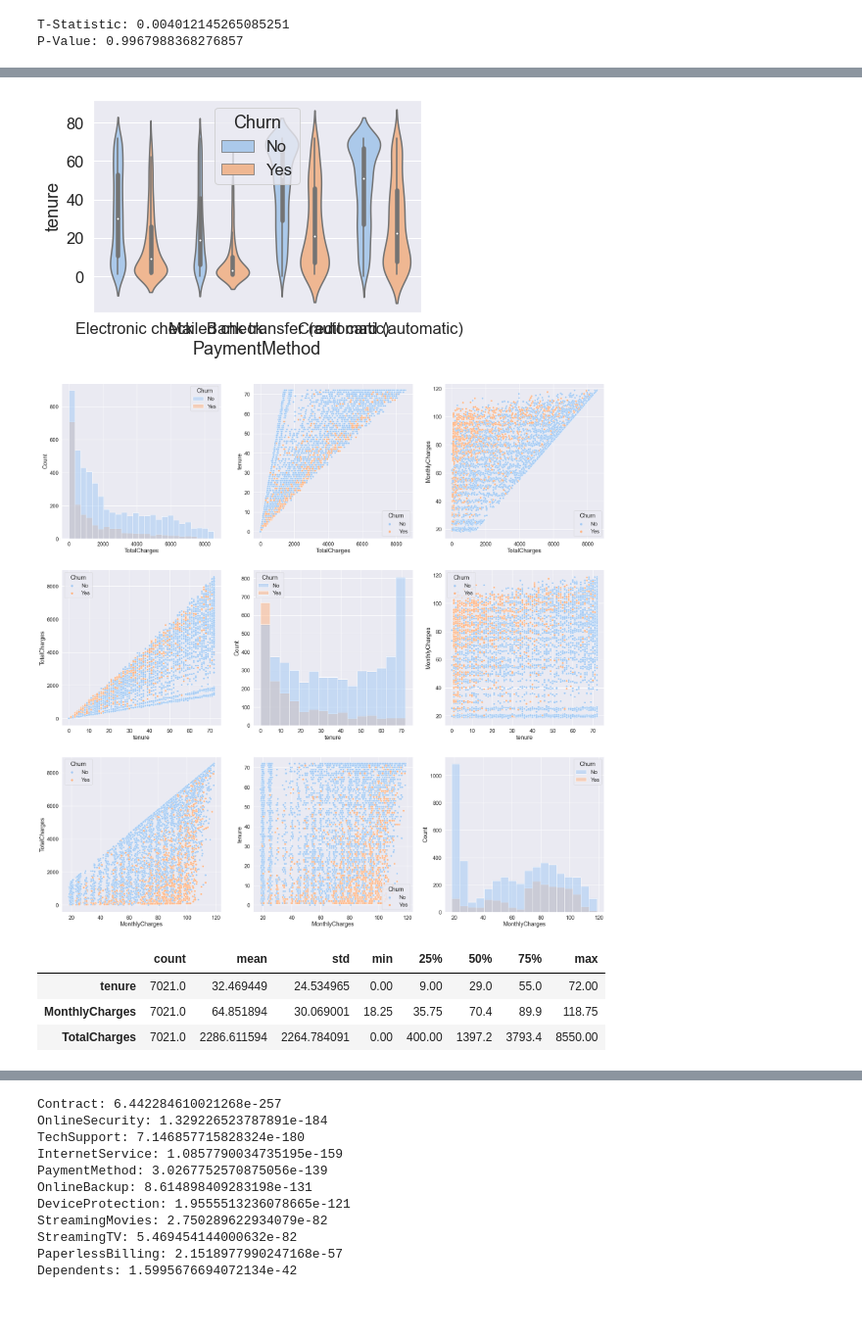
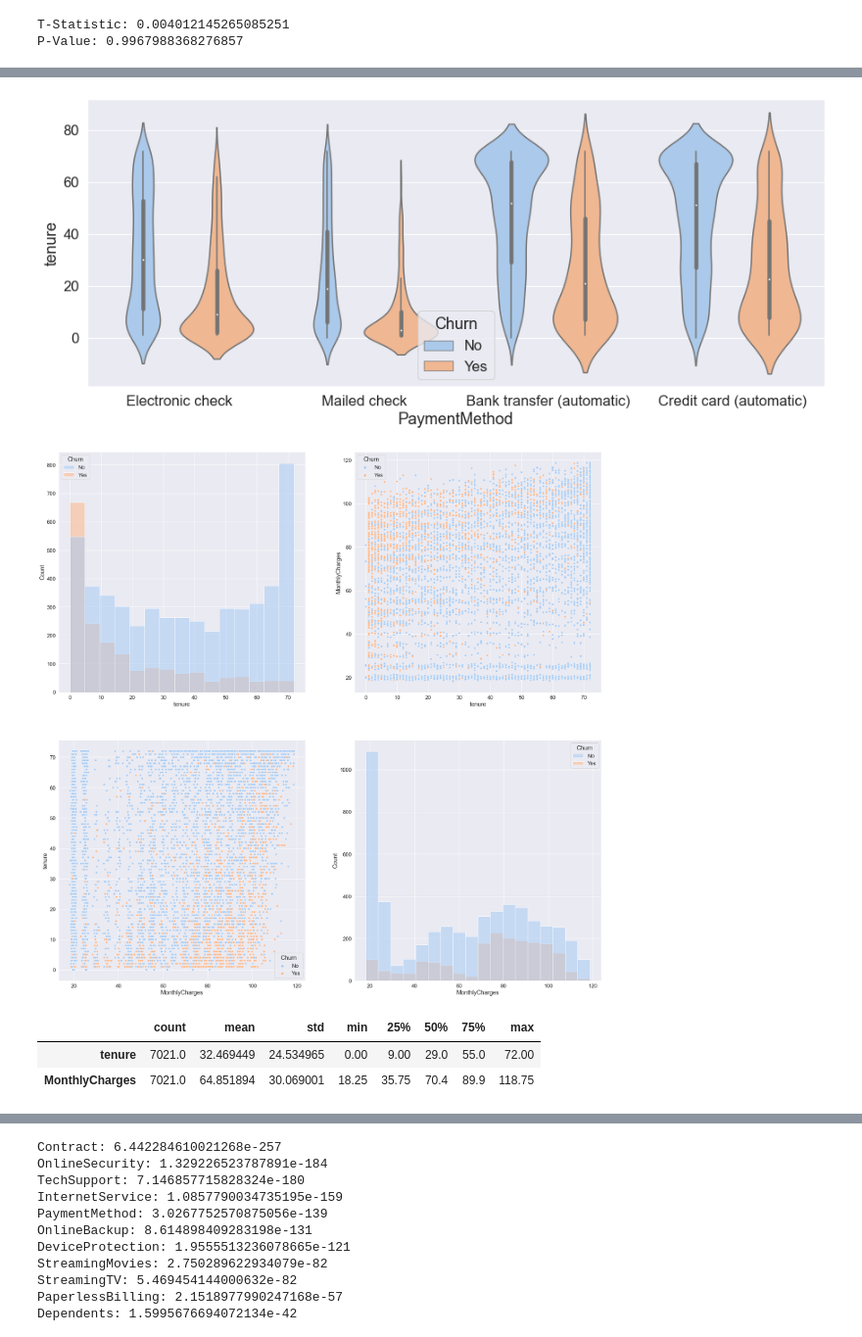
Before and after one commit to BanasiakB/DataMining, a Jupyter notebook: O3_DataMiningEDA.ipynb, the cells around one changed output, grey strips where cells are left out. Shown at 98% size. Saved outputs shown, nothing was run; the diff lists cells and outputs as text; code cells hidden in the pictures; blank space fills up the shorter version.

```diff
--- a/O3_DataMiningEDA.ipynb
+++ b/O3_DataMiningEDA.ipynb
@@ -16,6 +16,8 @@ from sklearn.metrics import confusion_matrix
 sns.set(font_scale=1.5)
 sns.set_style("darkgrid")
 sns.set_palette("pastel")
+# %%
+plt.rcParams["figure.figsize"] = [15, 6]
 # %%
 data = pd.read_csv("WA_Fn-UseC_-Telco-Customer-Churn.csv")
 # %%
@@ -409,6 +396,8 @@ print(f"P-Value: {p_value}")
 # %% [output]
 T-Statistic: 0.004012145265085251
 P-Value: 0.9967988368276857
+# %%
+plt.rcParams["figure.figsize"] = [15, 6]
 # %%
 plt.scatter(data["TotalCharges"], data["tenure"] * data["MonthlyCharges"], alpha=0.2)
 plt.xlabel("TotalCharges")
@@ -420,4 +440,3 @@ plt.savefig("images/correlation_TotalCharges_Monthly_Charges.pdf")
 # %%
 data = data.drop(columns=["TotalCharges"], axis=1)
-data["TotalCharges"] = data["tenure"] * data["MonthlyCharges"]
 # %%
@@ -518,3 +558,5 @@ plt.savefig("images/distributions_churns.pdf")
+# %%
+plt.rcParams["figure.figsize"] = [15, 6]
 # %%
 sns.violinplot(data=data, x="MultipleLines", y="tenure", hue="Churn")
 plt.show()
@@ -558,28 +594,27 @@ sns.violinplot(data=data, x="PaymentMethod", y="tenure", hue="Churn")
 plt.show()
 # Tutaj szczególnie dla churn=yes występuje fajna modalność
 # %% [output]
-[figure, old version]
+[figure, new version]
 # %%
-numeric_columns = ["TotalCharges", "tenure", "MonthlyCharges"]
+numeric_columns = ["tenure", "MonthlyCharges"]
 numeric_columns_n = len(numeric_columns)
 plt.figure(figsize=(30, 30))
 for i, col in enumerate(numeric_columns):
     for j, row in enumerate(numeric_columns):
         plt.subplot(numeric_columns_n, numeric_columns_n, numeric_columns_n * i + j + 1)
         if col == row:
             sns.histplot(data=data, x=col, hue="Churn")
         else:
             sns.scatterplot(data=data, x=col, y=row, hue="Churn")
 plt.savefig("images/numeric_features.pdf")
 
 plt.show()
 # %% [output]
-[figure, old version]
+[figure, new version]
 # %%
-data[["tenure", "MonthlyCharges", "TotalCharges"]].describe().T
+data[["tenure", "MonthlyCharges"]].describe().T
 # %% [output]
 |  | count | mean | std | min | 25% | 50% | 75% | max |
 | tenure | 7021.0 | 32.469449 | 24.534965 | 0.00 | 9.00 | 29.0 | 55.0 | 72.00 |
 | MonthlyCharges | 7021.0 | 64.851894 | 30.069001 | 18.25 | 35.75 | 70.4 | 89.9 | 118.75 |
-| TotalCharges | 7021.0 | 2286.611594 | 2264.784091 | 0.00 | 400.00 | 1397.2 | 3793.4 | 8550.00 |
 # %%
```
Also changed, not shown: parts of 36 cells of this notebook, 12 other files.
